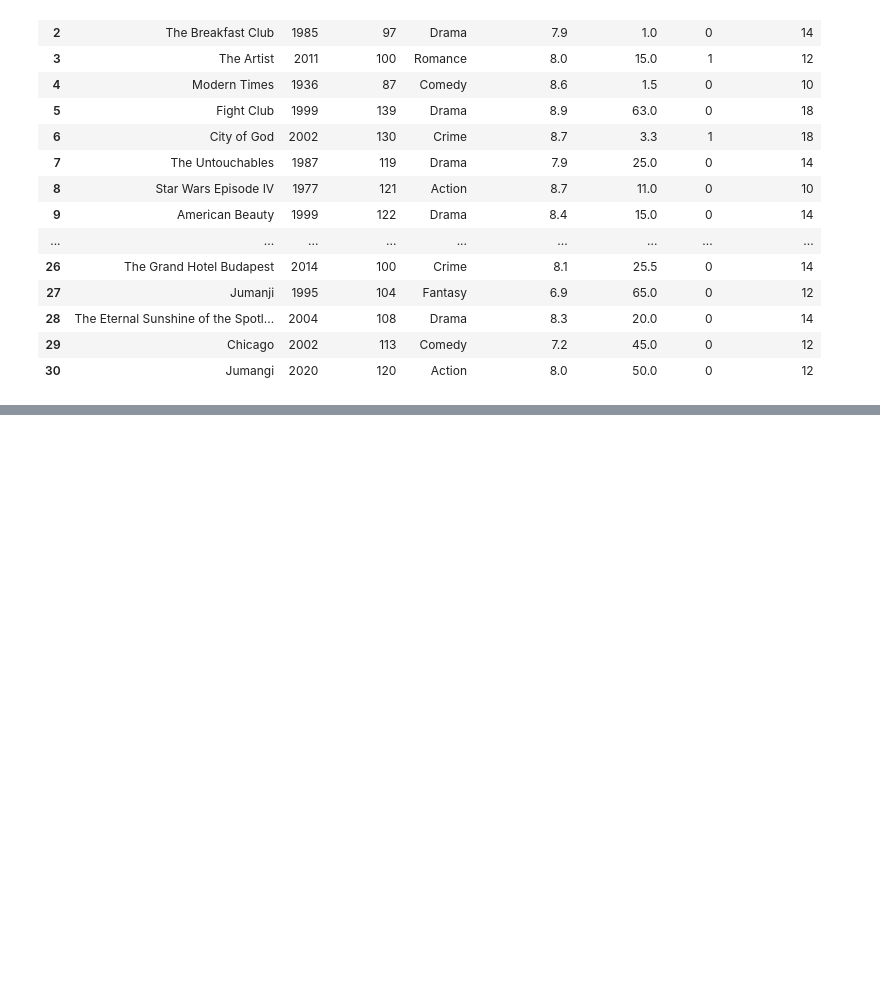
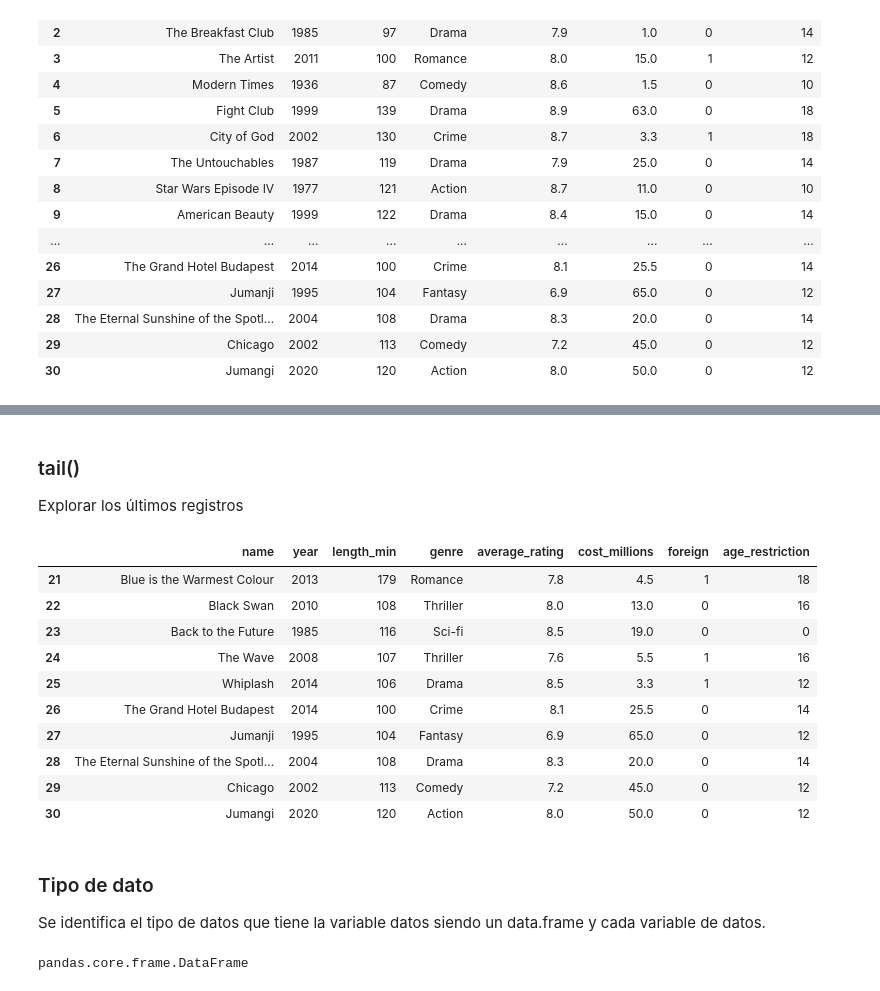
Before and after one commit to rpizarrog/Analisis-Inteligente-de-datos, a Jupyter notebook: Pyhton documentos/explorar_datos.ipynb, the cells around one changed output, grey strips where cells are left out. Saved outputs shown, nothing was run; the diff lists cells and outputs as text; code cells hidden in the pictures; blank space fills up the shorter version.

```diff
--- a/Pyhton documentos/explorar_datos.ipynb
+++ b/Pyhton documentos/explorar_datos.ipynb
@@ -50,0 +72,25 @@ datos
+# %% [markdown]
+### tail()
+ Explorar los últimos registros
+# %%
+datos.tail(10)
+# %% [output]
+|  | name | year | length_min | genre | average_rating | cost_millions | foreign | age_restriction |
+| 21 | Blue is the Warmest Colour | 2013 | 179 | Romance | 7.8 | 4.5 | 1 | 18 |
+| 22 | Black Swan | 2010 | 108 | Thriller | 8.0 | 13.0 | 0 | 16 |
+| 23 | Back to the Future | 1985 | 116 | Sci-fi | 8.5 | 19.0 | 0 | 0 |
+| 24 | The Wave | 2008 | 107 | Thriller | 7.6 | 5.5 | 1 | 16 |
+| 25 | Whiplash | 2014 | 106 | Drama | 8.5 | 3.3 | 1 | 12 |
+| 26 | The Grand Hotel Budapest | 2014 | 100 | Crime | 8.1 | 25.5 | 0 | 14 |
+| 27 | Jumanji | 1995 | 104 | Fantasy | 6.9 | 65.0 | 0 | 12 |
+| 28 | The Eternal Sunshine of the Spotl... | 2004 | 108 | Drama | 8.3 | 20.0 | 0 | 14 |
+| 29 | Chicago | 2002 | 113 | Comedy | 7.2 | 45.0 | 0 | 12 |
+| 30 | Jumangi | 2020 | 120 | Action | 8.0 | 50.0 | 0 | 12 |
+# %% [markdown]
+### Tipo de dato
+
+Se identifica el tipo de datos que tiene la variable datos siendo un data.frame y cada variable de datos.
+# %%
+type(datos)
+# %% [output]
+pandas.core.frame.DataFrame
```
Also changed, not shown: parts of 15 cells of this notebook.
